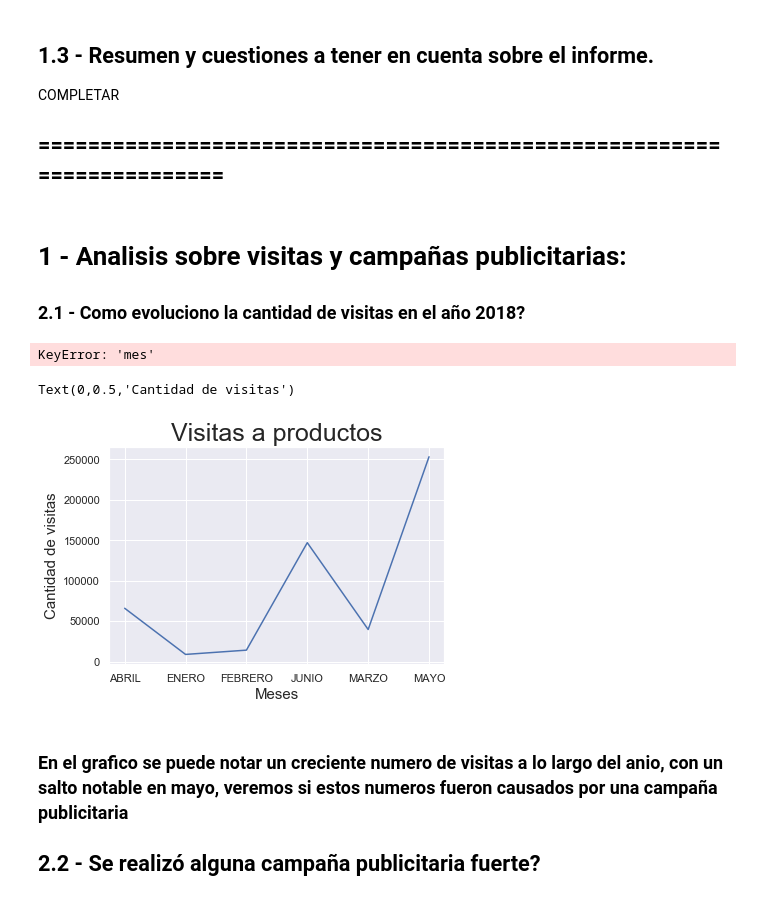
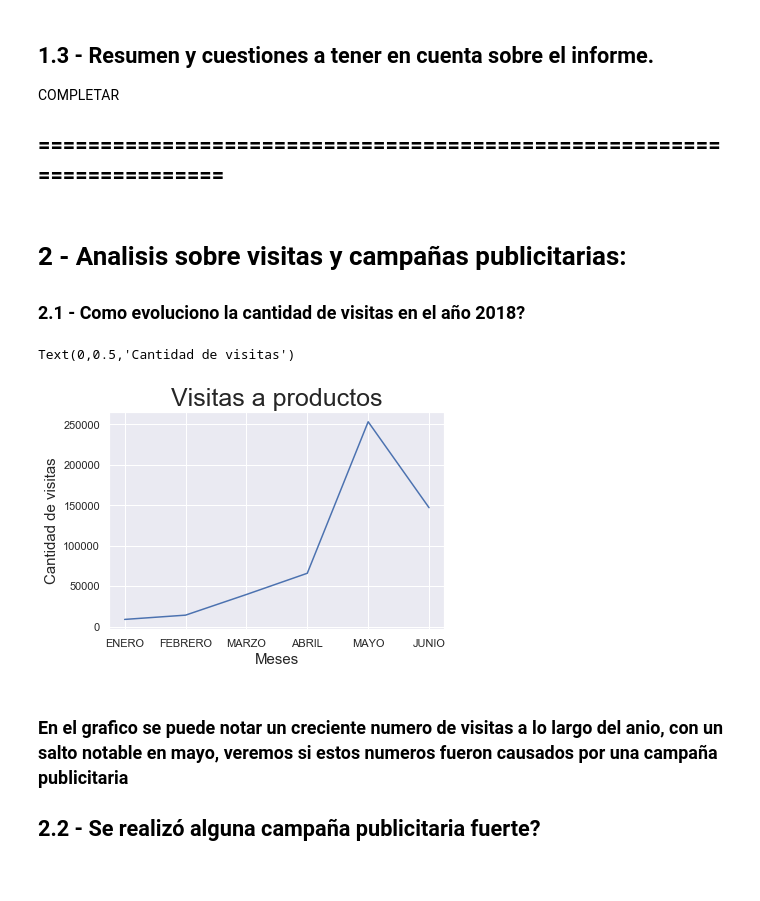
Before and after one commit to asilvestri2020/7506_2C2018, a Jupyter notebook: TP1/Informe_TP1.ipynb, the cells around one changed output. Drawn from its saved outputs; the diff is of its cells as text; code cells hidden in the pictures.

```diff
--- a/TP1/Informe_TP1.ipynb
+++ b/TP1/Informe_TP1.ipynb
@@ -117,7 +121,7 @@ COMPLETAR
 
 ## ======================================================================
 # %% [markdown]
-# 1 - Analisis sobre visitas y campañas publicitarias:
+# 2 - Analisis sobre visitas y campañas publicitarias:
 
 ### 2.1 - Como evoluciono la cantidad de visitas en el año 2018?
 # %%
@@ -130,7 +134,7 @@ visitas_a_productos = visitaProducto.groupby(visitaProducto['timestamp'].dt.strf
 visitas = pd.DataFrame()
 visitas['Visitas a pruductos'] = visitas_a_productos
 visitas = visitas.reset_index()
-visitas['timestamp'] = pd.Series(pd.Categorical(visitas['mes'], categories=["January","February","March","April","May", "Ju"]))
+visitas['timestamp'] = pd.Series(pd.Categorical(visitas['timestamp'], categories=["January","February","March","April","May", "June"]))
 visitas['mes'] = ''
 
 visitas.loc[visitas.timestamp.str.contains('January', na=False), 'mes'] = 'ENERO'
@@ -139,19 +143,18 @@ visitas.loc[visitas.timestamp.str.contains('March', na=False), 'mes'] = 'MARZO'
 visitas.loc[visitas.timestamp.str.contains('April', na=False), 'mes'] = 'ABRIL'
 visitas.loc[visitas.timestamp.str.contains('May', na=False), 'mes'] = 'MAYO'
 visitas.loc[visitas.timestamp.str.contains('June', na=False), 'mes'] = 'JUNIO'
+
 visitas['timestamp'] = pd.Series(pd.Categorical(visitas['mes'], categories=["ENERO","FEBRERO","MARZO","ABRIL","MAYO", "JUNIO"]))
-# %% [output]
-KeyError: 'mes'
 # %%
 sns.set(style="darkgrid")
 
-g = sns.lineplot(x="mes",y="Visitas a pruductos",data=visitas)
+g = sns.lineplot(x="timestamp",y="Visitas a pruductos",data=visitas)
 g.set_title("Visitas a productos", fontsize=25)
 g.set_xlabel("Meses", fontsize=15)
 g.set_ylabel("Cantidad de visitas", fontsize=15)
 # %% [output]
 Text(0,0.5,'Cantidad de visitas')
-[figure, old version]
+[figure, new version]
 # %% [markdown]
 ### En el grafico se puede notar un creciente numero de visitas a lo largo del anio, con un salto notable en mayo, veremos si estos numeros fueron causados por una campaña publicitaria
 
```
Also changed, not shown: parts of 3 cells of this notebook.
